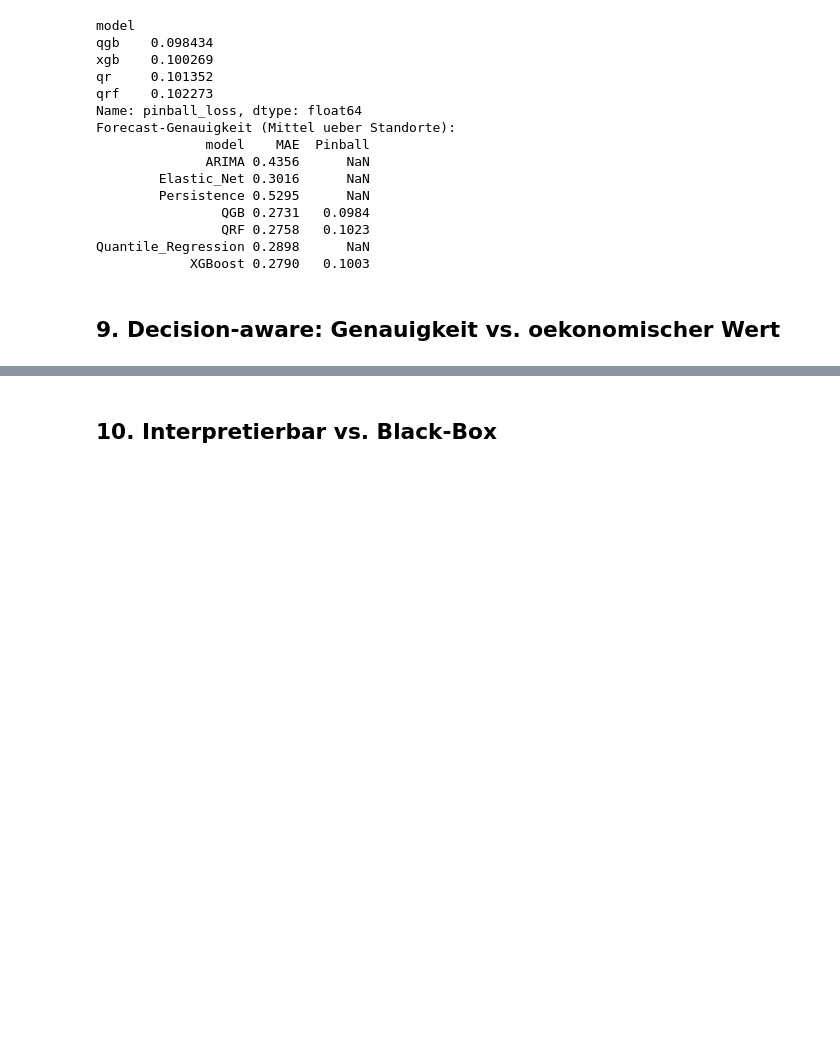
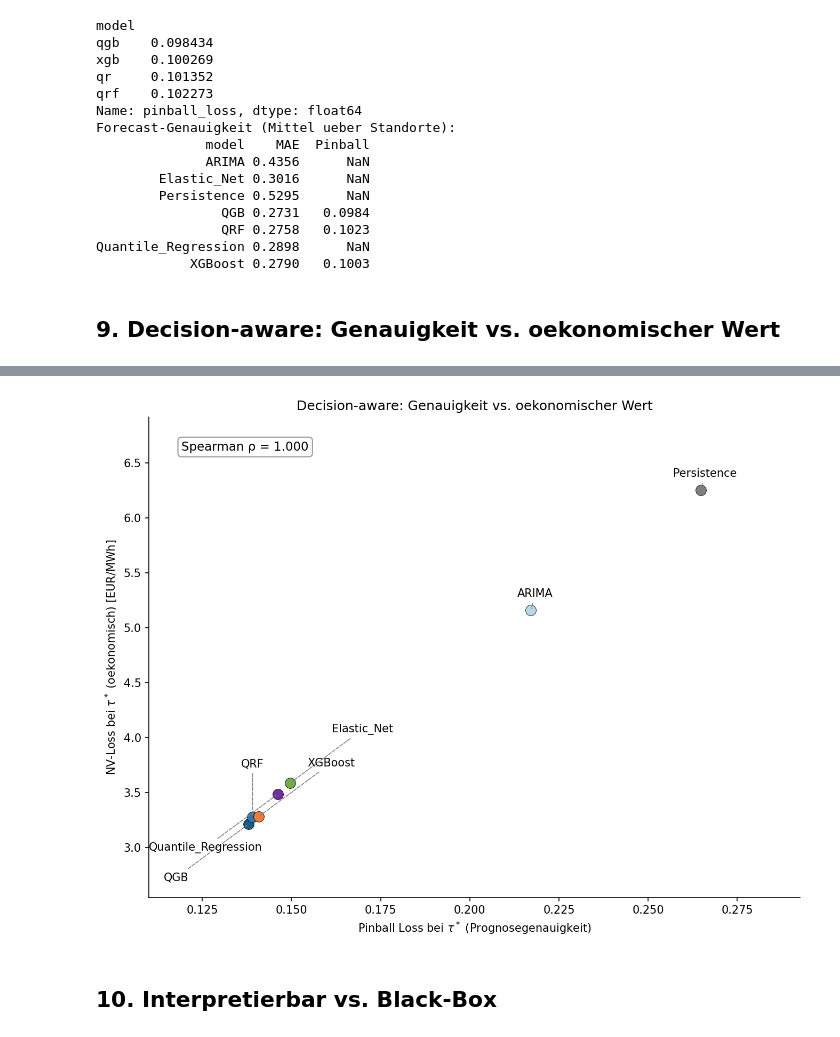
Before and after one commit to noahweis-uni/wind_bidding_project, a Jupyter notebook: notebooks/04_bidding_evaluation.ipynb, the cells around one changed output, grey strips where cells are left out. Cells and saved outputs as stored; diff of their text form; code cells hidden in the pictures; blank space fills up the shorter version.

```diff
--- a/notebooks/04_bidding_evaluation.ipynb
+++ b/notebooks/04_bidding_evaluation.ipynb
@@ -329,0 +319,73 @@ Bestes nach Genauigkeit: QGB  |  Bestes oekonomisch: QGB
+# %%
+# Decision-aware: Genauigkeit vs. oekonomischer Wert
+def base_model(m):
+    for k in ["Persistence", "ARIMA", "Elastic_Net", "Quantile_Regression", "XGBoost", "QGB", "QRF"]:
+        if m.startswith(k): return k
+    return m
+econ = results_df[(results_df["model"] != "Oracle") & (results_df["scenario"] != "Portfolio")].copy()
+econ["base"] = econ["model"].apply(base_model)
+econ_best = econ.groupby("base")["mean_nv_loss"].min().reset_index().rename(columns={"base": "model", "mean_nv_loss": "econ_nv_loss"})
+
+# --- Konsistente Genauigkeitsmetrik: Pinball Loss bei tau* (statt MAE) ---
+# MAE ist nur fuer Punktprognosen definiert; ein "MAE des q50-Quantils" wirft bei
+# probabilistischen Modellen deren Verteilungsinformation weg und ist mit dem
+# reinen Punkt-MAE nicht direkt vergleichbar. Pinball Loss bei tau* ist fuer beide
+# Modelltypen einheitlich definiert: fuer Punktmodelle wird die Punktprognose als
+# tau*-Quantilschaetzung behandelt, fuer Quantilmodelle wird die (interpolierte)
+# tau*-Quantilprognose (qbid) verwendet. x- UND y-Achse werden konsistent als
+# Standort-Mittelwert (nicht Minimum/Bestfall) berechnet, beide bezogen auf
+# dieselbe tau*-Strategie.
+def pinball_loss(y, yhat, tau):
+    e = y - yhat
+    return np.mean(np.maximum(tau * e, (tau - 1) * e))
+
+POINT_COLS_DA = {"Persistence": "persistence", "ARIMA": "arima", "Elastic_Net": "elastic_net"}
+acc_rows = []
+for site in SITES:
+    d = fc[fc["site"] == site]; y = d["y_true"].values
+    for name, col in POINT_COLS_DA.items():
+        acc_rows.append({"site": site, "model": name, "pinball_tau_star": pinball_loss(y, d[col].values, tau_star)})
+    for prefix, name in PROB_MODELS.items():
+        yhat = qbid(d, prefix, tau_star)
+        acc_rows.append({"site": site, "model": name, "pinball_tau_star": pinball_loss(y, yhat, tau_star)})
+acc_tau_df = pd.DataFrame(acc_rows).groupby("model")["pinball_tau_star"].mean().reset_index()
+
+# y-Achse passend dazu: mean_nv_loss der "(tau* stat)"-Strategie (Punktmodelle: einzige Strategie),
+# Mittelwert ueber die 4 Standorte -- nicht das Minimum ueber Standorte/Strategien wie econ_best.
+tau_star_model_map = {
+    "Persistence": "Persistence", "ARIMA": "ARIMA", "Elastic_Net": "Elastic_Net",
+    "QGB (tau* stat)": "QGB", "QRF (tau* stat)": "QRF",
+    "XGBoost (tau* stat)": "XGBoost", "Quantile_Regression (tau* stat)": "Quantile_Regression",
+}
+econ_tau = results_df[(results_df["scenario"] != "Portfolio") & (results_df["model"].isin(tau_star_model_map.keys()))].copy()
+econ_tau["model"] = econ_tau["model"].map(tau_star_model_map)
+econ_tau_avg = econ_tau.groupby("model")["mean_nv_loss"].mean().reset_index().rename(columns={"mean_nv_loss": "econ_nv_loss"})
+
+merged = acc_tau_df.merge(econ_tau_avg, on="model", how="inner")
+assert len(merged) == 7, f"Erwarte 7 Modelle, habe {len(merged)}: {merged['model'].tolist()}"
+
+def spearman(a, b):
+    ra = pd.Series(a).rank().values; rb = pd.Series(b).rank().values
+    return float(np.corrcoef(ra, rb)[0, 1])
+rho = spearman(merged["pinball_tau_star"], merged["econ_nv_loss"])
+best_acc = merged.loc[merged["pinball_tau_star"].idxmin(), "model"]
+best_econ = merged.loc[merged["econ_nv_loss"].idxmin(), "model"]
+print(merged.sort_values("pinball_tau_star").round(4).to_string(index=False))
+print(f"\nSpearman(Pinball@tau*, NV-Loss) = {rho:.3f}")
+print(f"Bestes nach Genauigkeit: {best_acc}  |  Bestes oekonomisch: {best_econ}")
+print("-> identisch" if best_acc == best_econ else "-> DIVERGENZ: decision-aware Auswahl waehlt ein anderes Modell!")
+
+# Automatische Label-Platzierung mit gestrichelten Leader-Lines (plot_utils.annotate_with_leaders):
+# isolierte Punkte bekommen einen kleinen festen Versatz, dicht beieinanderliegende
+# Punkte werden radial um ihren Cluster-Schwerpunkt in 8 Himmelsrichtungen
+# aufgefaechert -- keine hartkodierten Koordinaten.
+fig, ax = plt.subplots(figsize=(9, 7))
+annotate_with_leaders(ax, merged["pinball_tau_star"], merged["econ_nv_loss"], merged["model"], cluster_gap=0.16)
+ax.margins(x=0.22, y=0.22)
+ax.text(0.05, 0.95, f"Spearman ρ = {rho:.3f}", transform=ax.transAxes, fontsize=11,
+        verticalalignment="top", bbox=dict(boxstyle="round", facecolor="white", edgecolor="gray", alpha=0.8))
+ax.set_xlabel(r"Pinball Loss bei $\tau^*$ (Prognosegenauigkeit)")
+ax.set_ylabel("NV-Loss bei $\\tau^*$ (oekonomisch) [EUR/MWh]")
+ax.set_title("Decision-aware: Genauigkeit vs. oekonomischer Wert")
+plt.tight_layout(); plt.savefig(FIGURES_DIR / "decision_aware_accuracy_vs_economics.png", dpi=150); plt.show()
+# %% [output]
@@ -330,3 +404,4 @@ Bestes nach Genauigkeit: QGB  |  Bestes oekonomisch: QGB
+[figure, added]
 # %% [markdown]
 ## 10. Interpretierbar vs. Black-Box
 # %%
```
Also changed, not shown: parts of 5 cells of this notebook, 16 other files.
